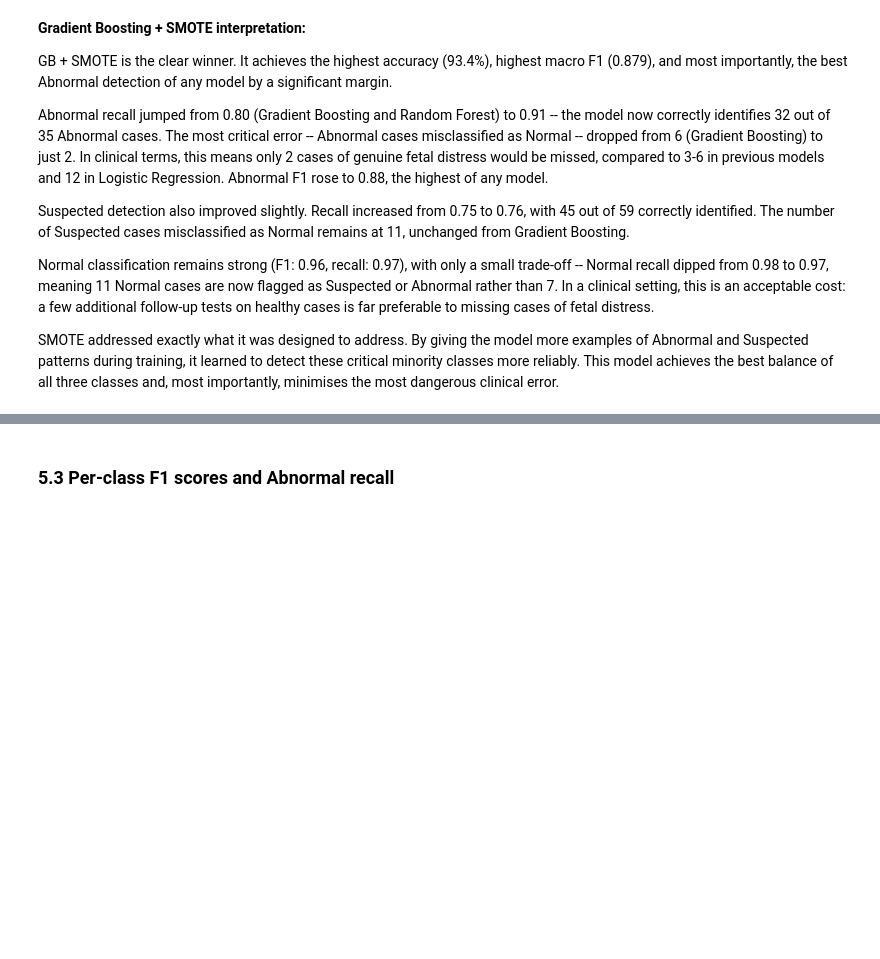
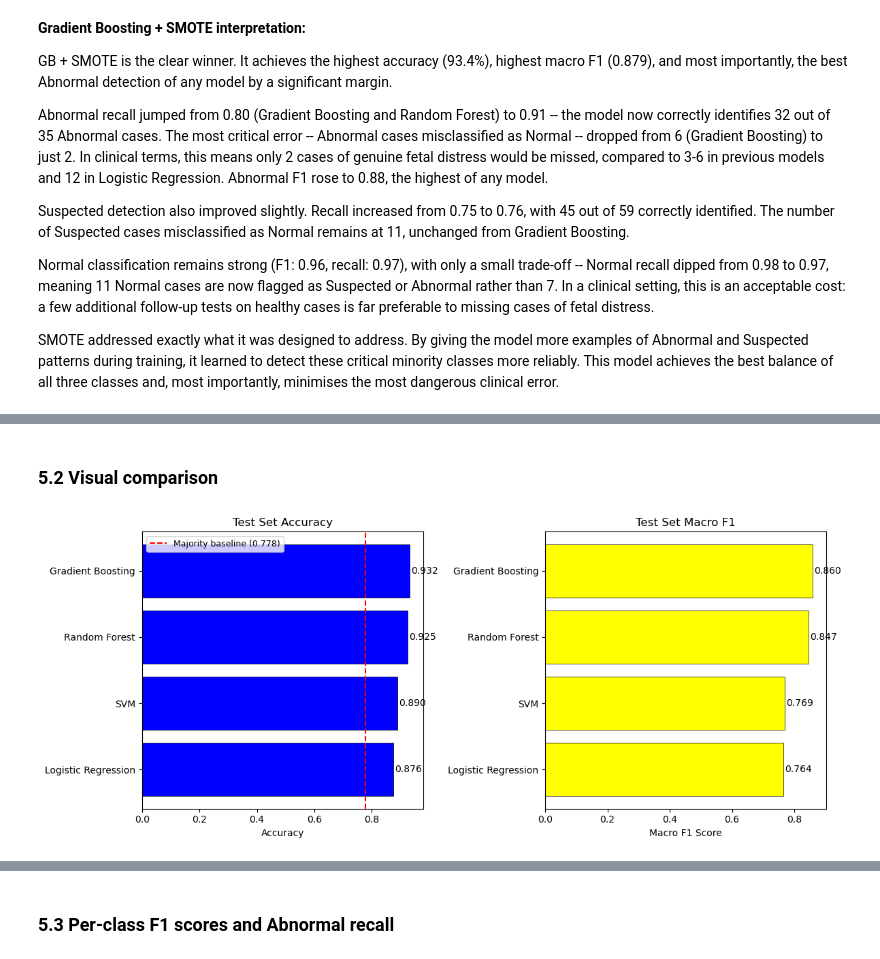
Before and after one commit to mkxangie/fetal_health_project_phase5, a Jupyter notebook: fetal_health_classification.ipynb, the cells around one changed output, grey strips where cells are left out. Cells and saved outputs as stored; diff of their text form; code cells hidden in the pictures; blank space fills up the shorter version.

Commit message:
redoing section 5.1 and 5.2 - summary and visual comparison

```diff
--- a/fetal_health_classification.ipynb
+++ b/fetal_health_classification.ipynb
@@ -821,0 +859,29 @@ SMOTE addressed exactly what it was designed to address. By giving the model mor
+# %% [markdown]
+### 5.2 Visual comparison
+# %%
+fig, axes = plt.subplots(1, 2, figsize=(12, 5))
+
+model_names = list(all_results.keys())
+accuracies = [all_results[n]['accuracy'] for n in model_names]
+macro_f1s = [all_results[n]['macro_f1'] for n in model_names]
+
+# Accuracy comparison
+bars1 = axes[0].barh(model_names, accuracies, color='blue', edgecolor='black', linewidth=0.5)
+axes[0].axvline(x=majority_pct, color='red', linestyle='--', label=f'Majority baseline ({majority_pct:.3f})')
+axes[0].set_xlabel('Accuracy')
+axes[0].set_title('Test Set Accuracy')
+axes[0].legend(fontsize=9)
+for bar, val in zip(bars1, accuracies):
+    axes[0].text(val + 0.005, bar.get_y() + bar.get_height()/2, f'{val:.3f}', va='center', fontsize=10)
+
+# Macro F1 comparison
+bars2 = axes[1].barh(model_names, macro_f1s, color='yellow', edgecolor='black', linewidth=0.5)
+axes[1].set_xlabel('Macro F1 Score')
+axes[1].set_title('Test Set Macro F1')
+for bar, val in zip(bars2, macro_f1s):
+    axes[1].text(val + 0.005, bar.get_y() + bar.get_height()/2, f'{val:.3f}', va='center', fontsize=10)
+
+plt.tight_layout()
+plt.show()
+# %% [output]
+[figure, added]
```
Also changed, not shown: parts of 4 cells of this notebook.
